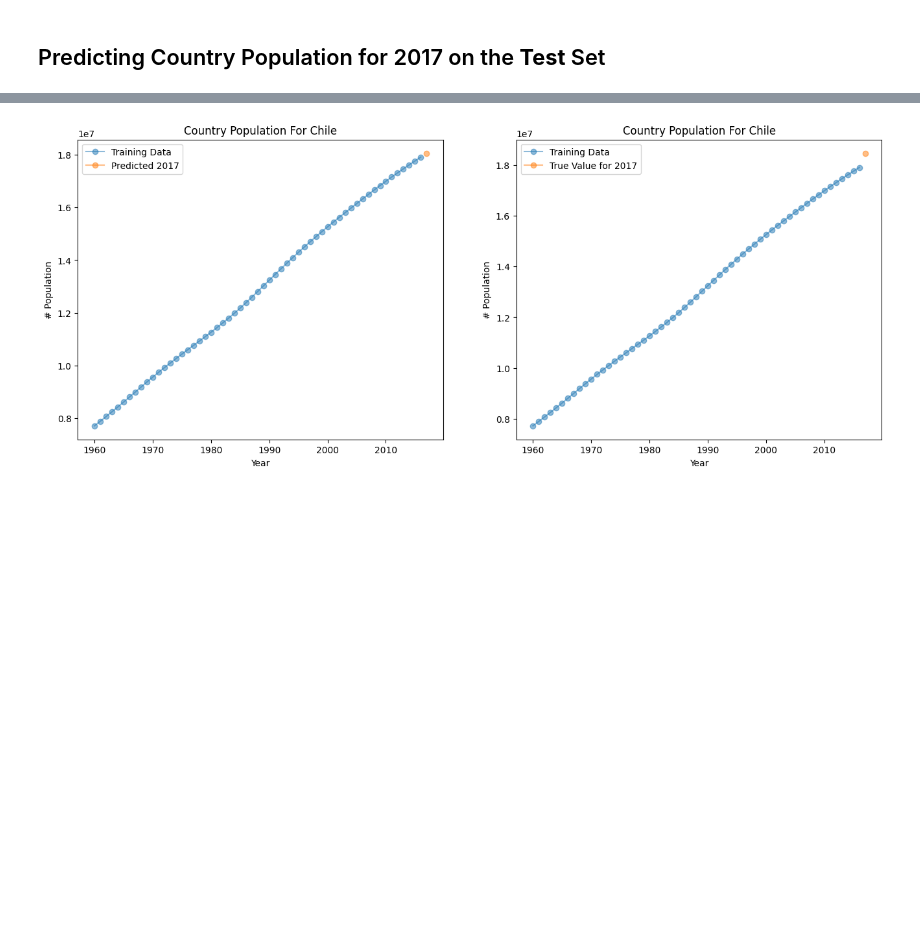
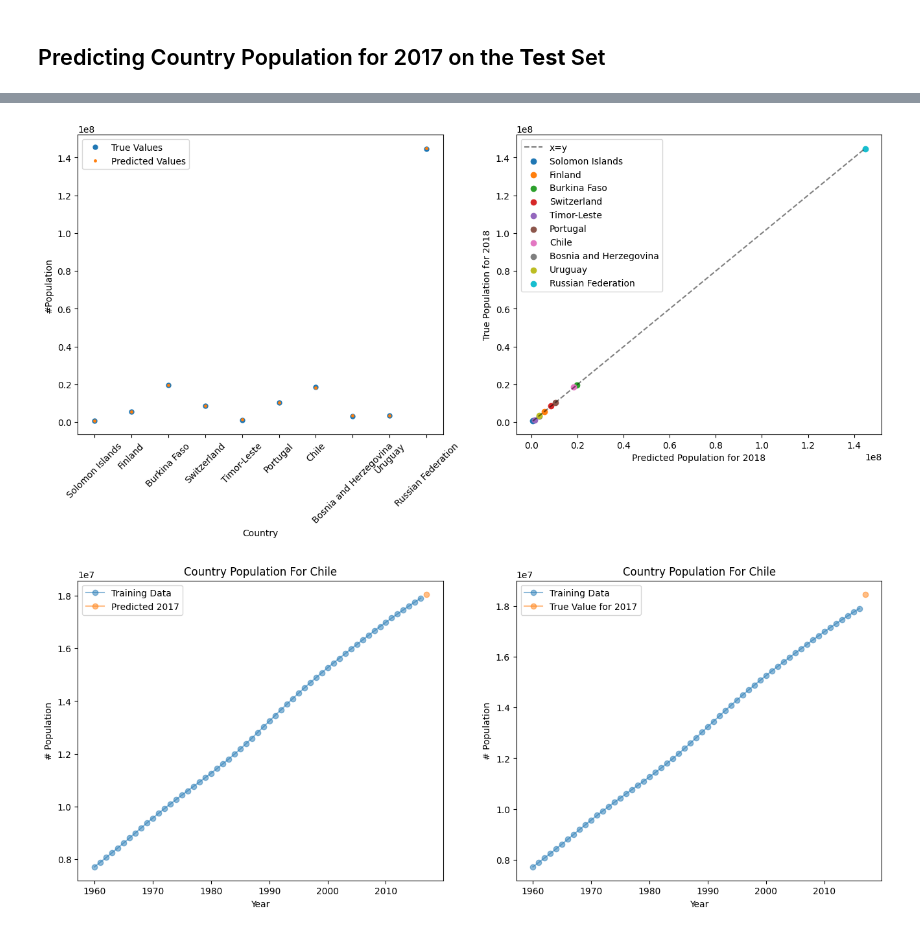
Before and after one commit to joelpoliveira/AprendizagemAutomatica-Projeto, a Jupyter notebook: Projeto_final/main_Joel_complex_version.ipynb, the cells around one changed output, grey strips where cells are left out. Saved outputs shown, nothing was run; the diff lists cells and outputs as text; code cells hidden in the pictures; blank space fills up the shorter version.

```diff
--- a/Projeto_final/main_Joel_complex_version.ipynb
+++ b/Projeto_final/main_Joel_complex_version.ipynb
@@ -742,3 +737,17 @@ for i, country in enumerate(countries):
+# %%
+k=1
+x_ = range(len(countries))
+f, ax = plt.subplots(1,2, figsize=(16,6))
+plot_sub(ax[0], x_, y_test[k], label="True Values", ms=10)
+plot_sub(ax[0], x_, preds[k], label="Predicted Values", xlabel="Country", ylabel="#Population")
+ax[0].set_xticks(x_, countries, rotation=45)
+
+xy=np.linspace(preds[k].min(), preds[k].max())
+ax[1].plot(xy,xy, "--k", alpha=0.5, label="x=y")
+for i, country in enumerate(countries):
+    scat_sub(ax[1], [preds[k,i]], [y_test[k,i]], xlabel=f"Predicted Population for {2017+k}", ylabel=f"True Population for {2017+k}", label=country)
+# %% [output]
+[figure, added]
 # %%
 i=6
 f, ax = plt.subplots(1,2, figsize=(16,6))
```
Also changed, not shown: parts of 8 cells of this notebook.
